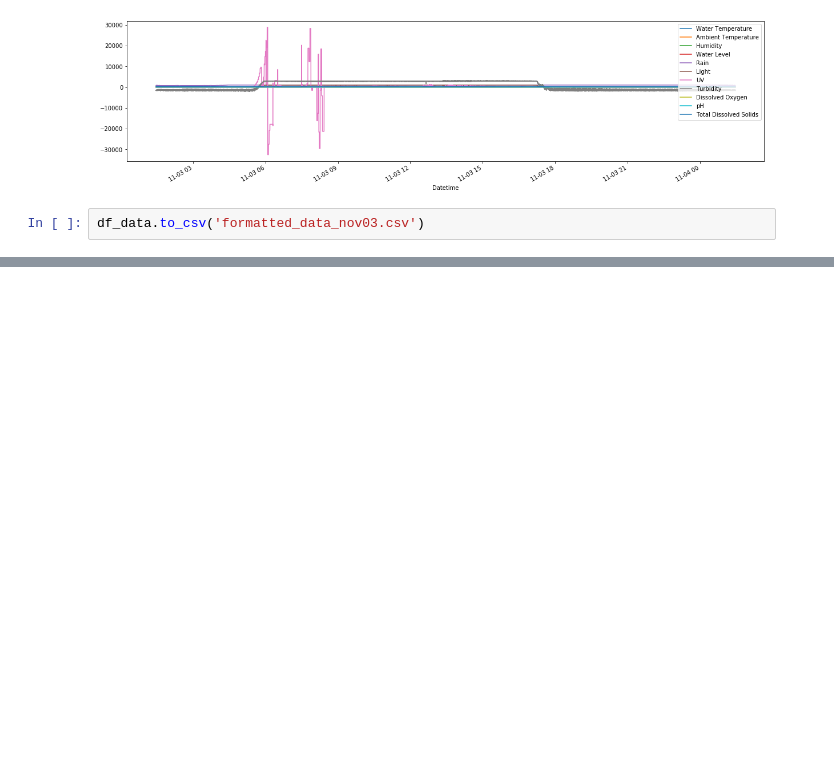
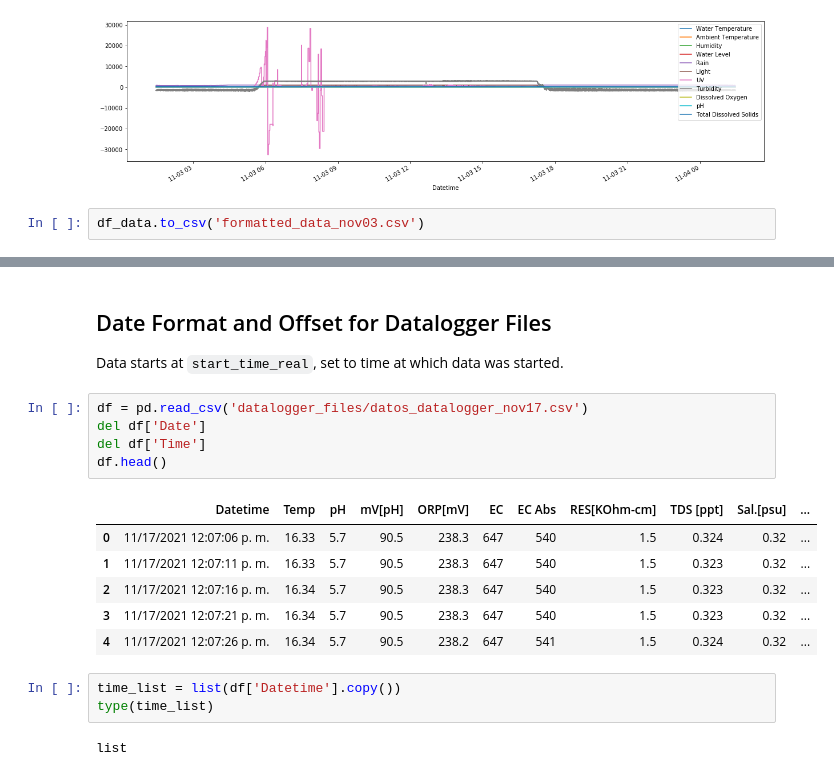
Before and after one commit to open-pisciculture/pisciculture-db, a Jupyter notebook: data_to_csv.ipynb, the cells around one changed output, grey strips where cells are left out. Cells and saved outputs as stored; diff of their text form; blank space fills up the shorter version.

```diff
--- a/data_to_csv.ipynb
+++ b/data_to_csv.ipynb
@@ -86,3 +86,24 @@ df_data.tail()
 | 2021-11-03 14:32:11 | 15.69 | 15.4 | 91.0 | 31.58 | 1023.0 | 999.0 | 85.0 | 2791.73 | ... |
 | 2021-11-03 14:32:16 | 15.69 | 15.4 | 91.0 | 30.61 | 1023.0 | 985.0 | 85.0 | 2826.02 | ... |
 | 2021-11-03 14:32:21 | 15.69 | 15.4 | 91.0 | 31.07 | 1023.0 | 997.0 | 80.0 | 2819.34 | ... |
+# %% [markdown]
+## Date Format and Offset for Datalogger Files
+
+Data starts at `start_time_real`, set to time at which data was started.
+# %%
+df = pd.read_csv('datalogger_files/datos_datalogger_nov17.csv')
+del df['Date']
+del df['Time']
+df.head()
+# %% [output]
+|  | Datetime | Temp | pH | mV[pH] | ORP[mV] | EC | EC Abs | RES[KOhm-cm] | TDS [ppt] | Sal.[psu] | ... |
+| 0 | 11/17/2021 12:07:06 p. m. | 16.33 | 5.7 | 90.5 | 238.3 | 647 | 540 | 1.5 | 0.324 | 0.32 | ... |
+| 1 | 11/17/2021 12:07:11 p. m. | 16.33 | 5.7 | 90.5 | 238.3 | 647 | 540 | 1.5 | 0.323 | 0.32 | ... |
+| 2 | 11/17/2021 12:07:16 p. m. | 16.34 | 5.7 | 90.5 | 238.3 | 647 | 540 | 1.5 | 0.323 | 0.32 | ... |
+| 3 | 11/17/2021 12:07:21 p. m. | 16.34 | 5.7 | 90.5 | 238.3 | 647 | 540 | 1.5 | 0.323 | 0.32 | ... |
+| 4 | 11/17/2021 12:07:26 p. m. | 16.34 | 5.7 | 90.5 | 238.2 | 647 | 541 | 1.5 | 0.324 | 0.32 | ... |
+# %%
+time_list = list(df['Datetime'].copy())
+type(time_list)
+# %% [output]
+list
```
Also changed, not shown: parts of 4 cells of this notebook, 6 other files.
